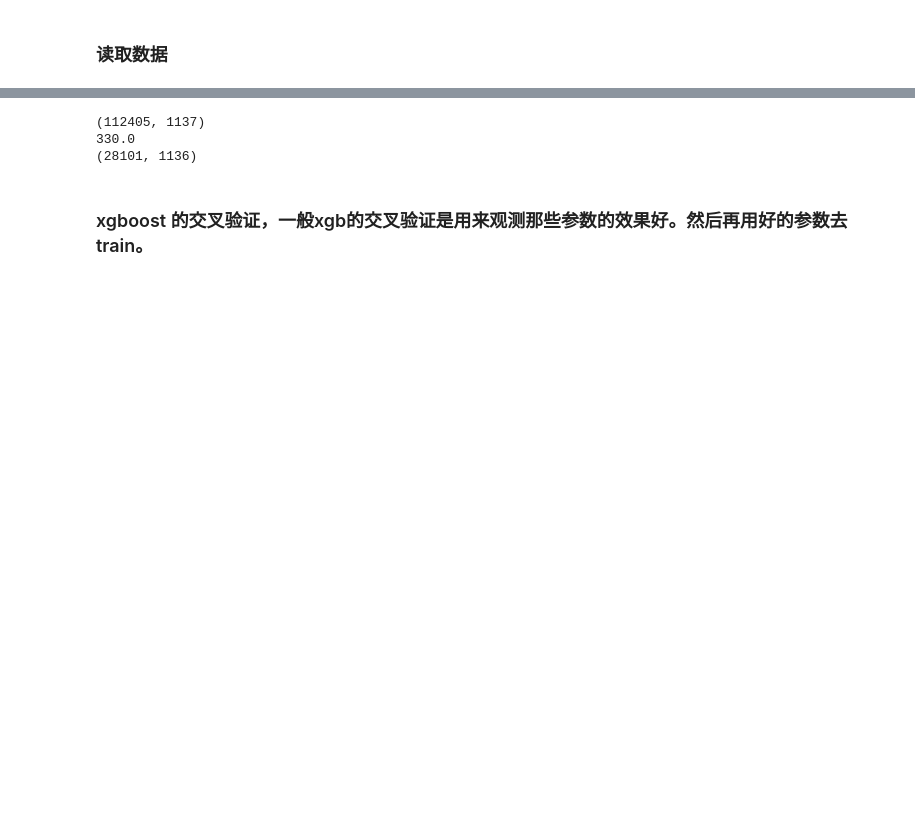
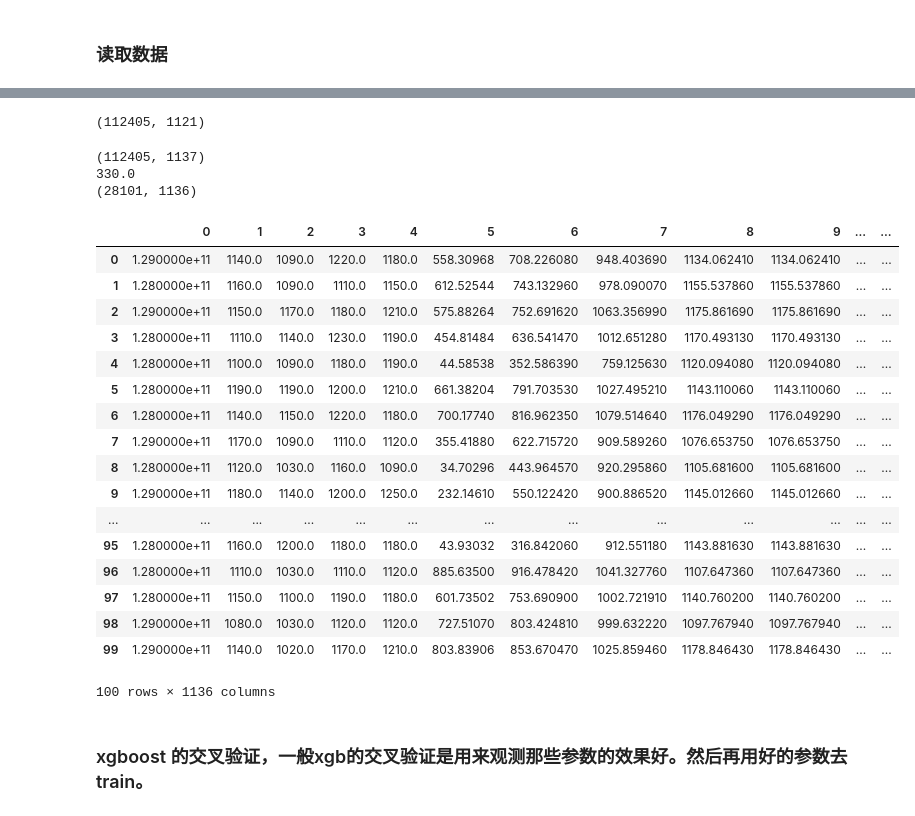
Before and after one commit to Liwb5/angelAndDemon, a Jupyter notebook: trainModel.ipynb, the cells around one changed output, grey strips where cells are left out. Saved outputs shown, nothing was run; the diff lists cells and outputs as text; code cells hidden in the pictures; blank space fills up the shorter version.

```diff
--- a/trainModel.ipynb
+++ b/trainModel.ipynb
@@ -32,3 +63,10 @@ print(X.shape, y.shape, testX.shape)
+# %%
+X7 = X6.dropna(axis=1, thresh=10000)#删除nan很多的列
+X7.shape
+
+isReal = X6.applymap(np.isreal).all(1)
+# %% [output]
+(112405, 1121)
 # %%
 #淼鑫的数据
 import pickle
@@ -63,6 +101,28 @@ print(testX_mx.shape)
 (112405, 1137)
 330.0
 (28101, 1136)
+# %%
+X8 = pd.DataFrame(X_mx)
+X8[:][0:100]
+# %% [output]
+|  | 0 | 1 | 2 | 3 | 4 | 5 | 6 | 7 | 8 | 9 | ... | ... |
+| 0 | 1.290000e+11 | 1140.0 | 1090.0 | 1220.0 | 1180.0 | 558.30968 | 708.226080 | 948.403690 | 1134.062410 | 1134.062410 | ... | ... |
+| 1 | 1.280000e+11 | 1160.0 | 1090.0 | 1110.0 | 1150.0 | 612.52544 | 743.132960 | 978.090070 | 1155.537860 | 1155.537860 | ... | ... |
+| 2 | 1.290000e+11 | 1150.0 | 1170.0 | 1180.0 | 1210.0 | 575.88264 | 752.691620 | 1063.356990 | 1175.861690 | 1175.861690 | ... | ... |
+| 3 | 1.280000e+11 | 1110.0 | 1140.0 | 1230.0 | 1190.0 | 454.81484 | 636.541470 | 1012.651280 | 1170.493130 | 1170.493130 | ... | ... |
+| 4 | 1.280000e+11 | 1100.0 | 1090.0 | 1180.0 | 1190.0 | 44.58538 | 352.586390 | 759.125630 | 1120.094080 | 1120.094080 | ... | ... |
+| 5 | 1.280000e+11 | 1190.0 | 1190.0 | 1200.0 | 1210.0 | 661.38204 | 791.703530 | 1027.495210 | 1143.110060 | 1143.110060 | ... | ... |
+| 6 | 1.280000e+11 | 1140.0 | 1150.0 | 1220.0 | 1180.0 | 700.17740 | 816.962350 | 1079.514640 | 1176.049290 | 1176.049290 | ... | ... |
+| 7 | 1.290000e+11 | 1170.0 | 1090.0 | 1110.0 | 1120.0 | 355.41880 | 622.715720 | 909.589260 | 1076.653750 | 1076.653750 | ... | ... |
+| 8 | 1.280000e+11 | 1120.0 | 1030.0 | 1160.0 | 1090.0 | 34.70296 | 443.964570 | 920.295860 | 1105.681600 | 1105.681600 | ... | ... |
+| 9 | 1.290000e+11 | 1180.0 | 1140.0 | 1200.0 | 1250.0 | 232.14610 | 550.122420 | 900.886520 | 1145.012660 | 1145.012660 | ... | ... |
+| ... | ... | ... | ... | ... | ... | ... | ... | ... | ... | ... | ... | ... |
+| 95 | 1.280000e+11 | 1160.0 | 1200.0 | 1180.0 | 1180.0 | 43.93032 | 316.842060 | 912.551180 | 1143.881630 | 1143.881630 | ... | ... |
+| 96 | 1.280000e+11 | 1110.0 | 1030.0 | 1110.0 | 1120.0 | 885.63500 | 916.478420 | 1041.327760 | 1107.647360 | 1107.647360 | ... | ... |
+| 97 | 1.280000e+11 | 1150.0 | 1100.0 | 1190.0 | 1180.0 | 601.73502 | 753.690900 | 1002.721910 | 1140.760200 | 1140.760200 | ... | ... |
+| 98 | 1.290000e+11 | 1080.0 | 1030.0 | 1120.0 | 1120.0 | 727.51070 | 803.424810 | 999.632220 | 1097.767940 | 1097.767940 | ... | ... |
+| 99 | 1.290000e+11 | 1140.0 | 1020.0 | 1170.0 | 1210.0 | 803.83906 | 853.670470 | 1025.859460 | 1178.846430 | 1178.846430 | ... | ... |
+100 rows × 1136 columns
 # %% [markdown]
 ### xgboost 的交叉验证，一般xgb的交叉验证是用来观测那些参数的效果好。然后再用好的参数去train。
 # %%
```
Also changed, not shown: parts of 11 cells of this notebook, 4 other files.
